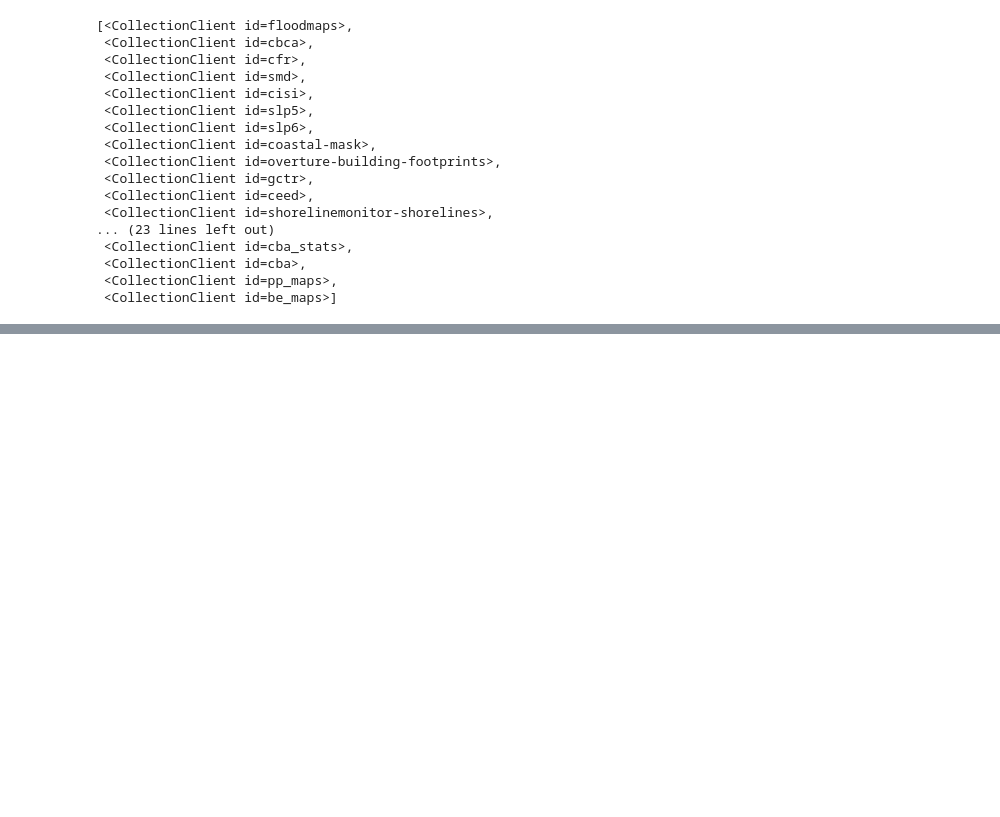
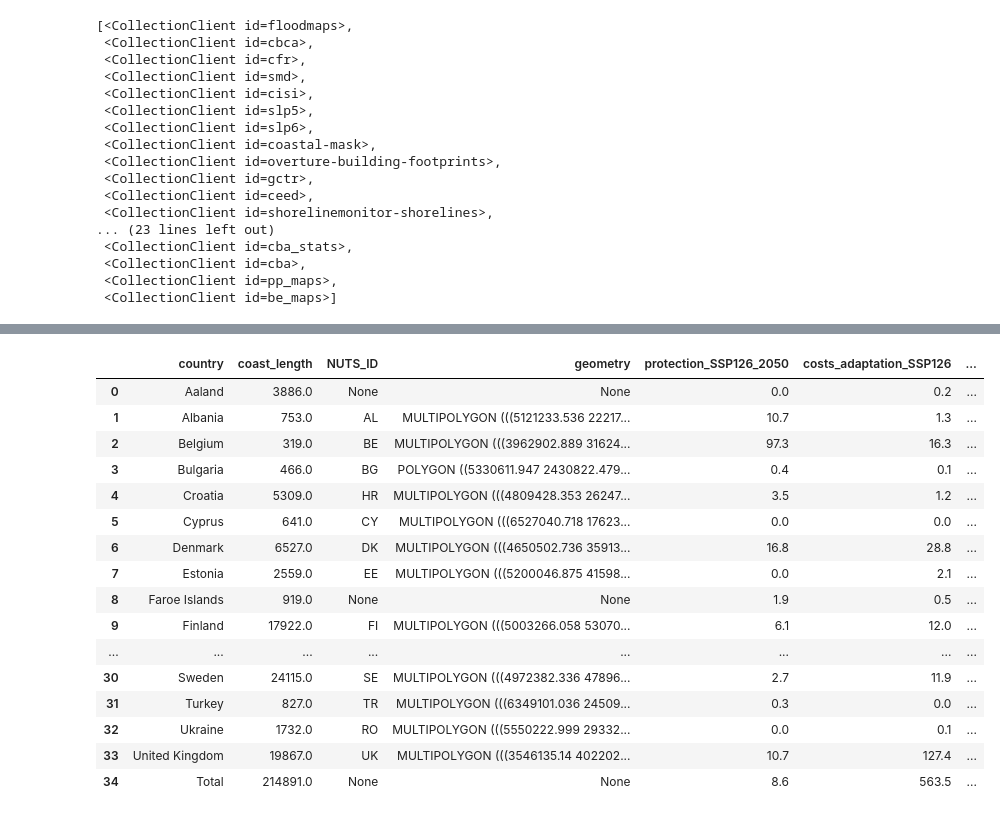
Before and after one commit to openearth/coclico-workbench, a Jupyter notebook: notebooks/cost_benefit_adaptation.ipynb, the cells around one changed output, grey strips where cells are left out. Drawn from its saved outputs; the diff is of its cells as text; code cells hidden in the pictures; blank space fills up the shorter version.

```diff
--- a/notebooks/cost_benefit_adaptation.ipynb
+++ b/notebooks/cost_benefit_adaptation.ipynb
@@ -87,0 +114,22 @@ ar5_item = rio.open_rasterio(ar5_item_href, masked=True)
+# %%
+ar5_item['geometry'] = ar5_item["geometry"].apply(shapely.wkb.loads)
+ar5_item = gpd.GeoDataFrame(ar5_item,geometry="geometry",crs="EPSG:3035")
+ar5_item
+# %% [output]
+|  | country | coast_length | NUTS_ID | geometry | protection_SSP126_2050 | costs_adaptation_SSP126 | ... |
+| 0 | Aaland | 3886.0 | None | None | 0.0 | 0.2 | ... |
+| 1 | Albania | 753.0 | AL | MULTIPOLYGON (((5121233.536 22217... | 10.7 | 1.3 | ... |
+| 2 | Belgium | 319.0 | BE | MULTIPOLYGON (((3962902.889 31624... | 97.3 | 16.3 | ... |
+| 3 | Bulgaria | 466.0 | BG | POLYGON ((5330611.947 2430822.479... | 0.4 | 0.1 | ... |
+| 4 | Croatia | 5309.0 | HR | MULTIPOLYGON (((4809428.353 26247... | 3.5 | 1.2 | ... |
+| 5 | Cyprus | 641.0 | CY | MULTIPOLYGON (((6527040.718 17623... | 0.0 | 0.0 | ... |
+| 6 | Denmark | 6527.0 | DK | MULTIPOLYGON (((4650502.736 35913... | 16.8 | 28.8 | ... |
+| 7 | Estonia | 2559.0 | EE | MULTIPOLYGON (((5200046.875 41598... | 0.0 | 2.1 | ... |
+| 8 | Faroe Islands | 919.0 | None | None | 1.9 | 0.5 | ... |
+| 9 | Finland | 17922.0 | FI | MULTIPOLYGON (((5003266.058 53070... | 6.1 | 12.0 | ... |
+| ... | ... | ... | ... | ... | ... | ... | ... |
+| 30 | Sweden | 24115.0 | SE | MULTIPOLYGON (((4972382.336 47896... | 2.7 | 11.9 | ... |
+| 31 | Turkey | 827.0 | TR | MULTIPOLYGON (((6349101.036 24509... | 0.3 | 0.0 | ... |
+| 32 | Ukraine | 1732.0 | RO | MULTIPOLYGON (((5550222.999 29332... | 0.0 | 0.1 | ... |
+| 33 | United Kingdom | 19867.0 | UK | MULTIPOLYGON (((3546135.14 402202... | 10.7 | 127.4 | ... |
+| 34 | Total | 214891.0 | None | None | 8.6 | 563.5 | ... |
```
Also changed, not shown: parts of 5 cells of this notebook.
